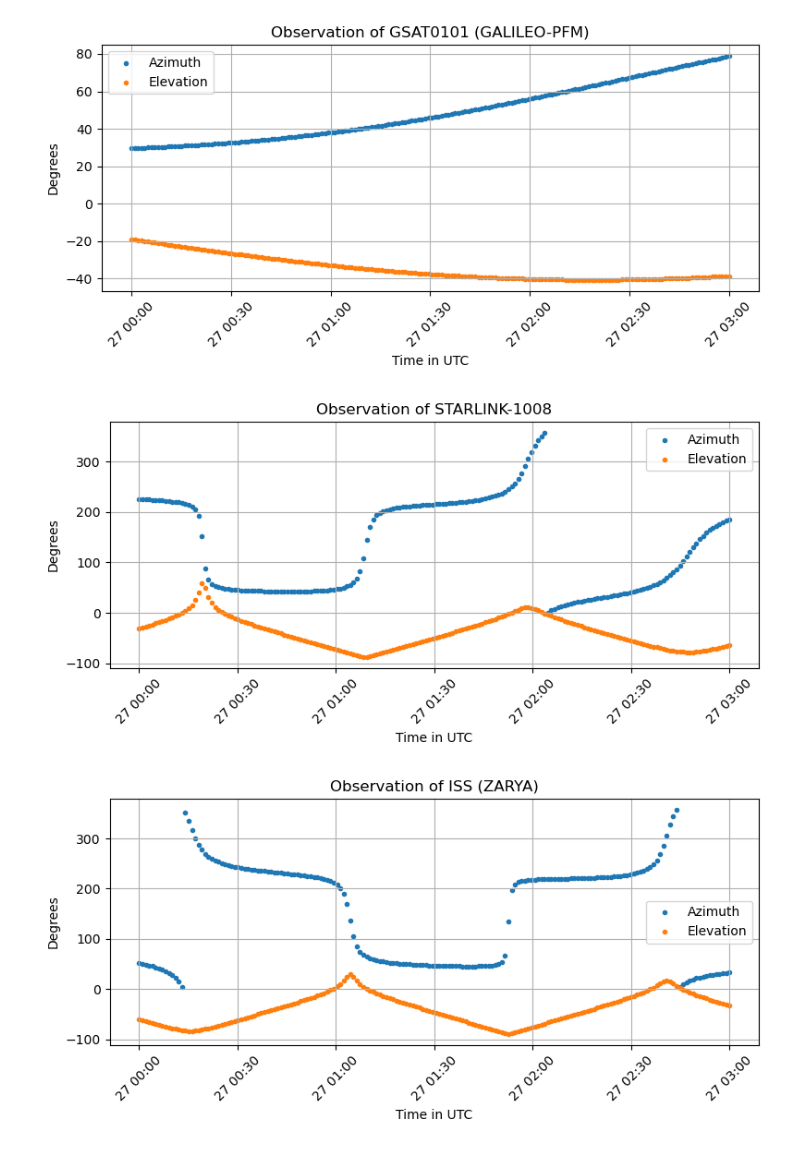
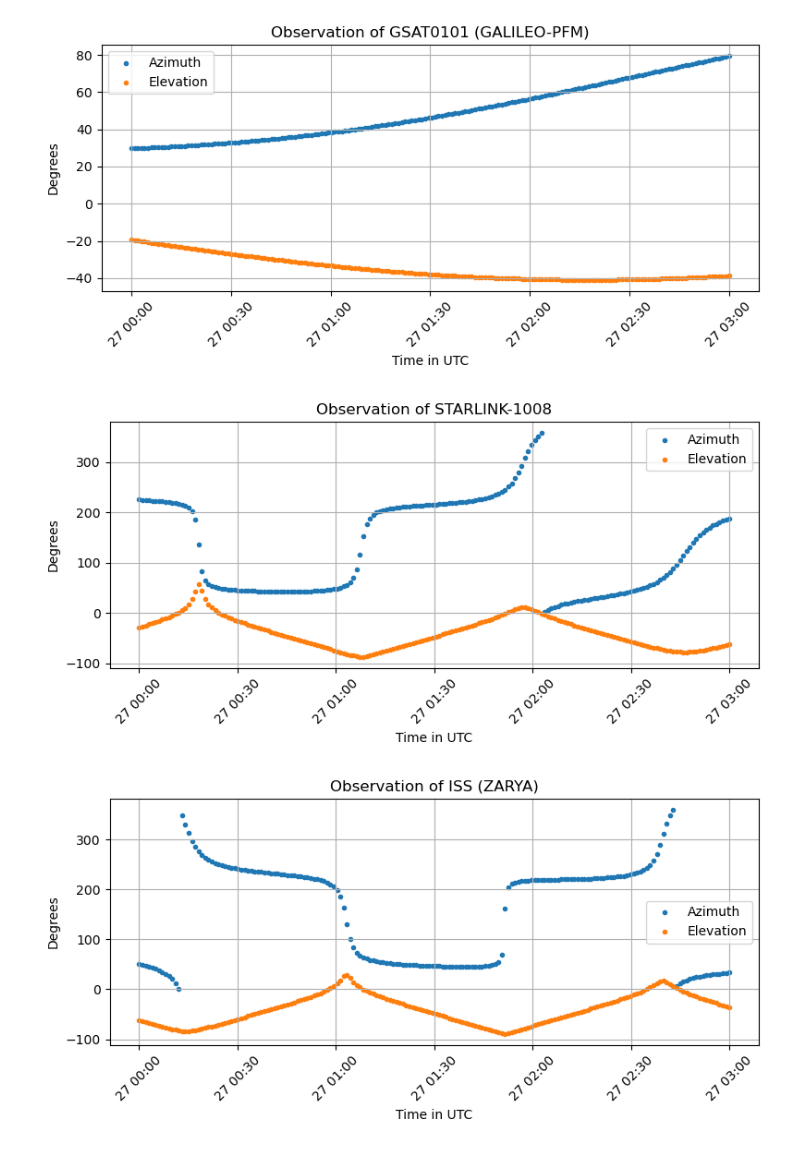
Before and after one commit to kesh31/thesis_keshav, a Jupyter notebook: earth_obs_multi_sat.ipynb, the cells around one changed output. Cells and saved outputs as stored; diff of their text form; code cells hidden in the pictures.

```diff
--- a/earth_obs_multi_sat.ipynb
+++ b/earth_obs_multi_sat.ipynb
@@ -48,7 +48,7 @@ tles = dict()
 for idx in range (0,len(targets)):
     temp_time_utc = tle_line1[idx][18:32]
     temp_time_utc_fl = float(temp_time_utc)
-    temp_time_tt = temp_time_utc_fl #- 0.00081019
+    temp_time_tt = temp_time_utc_fl - 0.00081019
     temp_time_tt_fl = f"{temp_time_tt:.8f}".rjust(14)  # pad with spaces if needed
     tle_line1[idx] = tle_line1[idx][:18] + temp_time_tt_fl + tle_line1[idx][32:68]
     checksum = compute_tle_checksum(tle_line1[idx])
@@ -162,35 +162,35 @@ for target,state in targets_states_dicts.items():
     azimuths = []
     times_filtered = []
 
     for t in sorted(angles_range.keys()):
         elevation_rad, azimuth_rad, range_m = angles_range[t]
 
         elevations.append(np.rad2deg(elevation_rad))
         azimuths.append(np.rad2deg(azimuth_rad) % 360)  # normalize to [0, 360)
         times_filtered.append(t)
 
     times_filtered_utc = []
     for time_change in times_filtered:
         time_change_jd = time_conversion.seconds_since_epoch_to_julian_day(time_change)
         time_change_utc = time_conversion.julian_day_to_calendar_date(time_change_jd)
         times_filtered_utc.append(time_change_utc)
 
     plt.figure(figsize=(8, 4))
     plt.scatter(times_filtered_utc,azimuths,marker='.',label='Azimuth')
     plt.scatter(times_filtered_utc,elevations,marker='.',label='Elevation')
     plt.title('Observation of '+target)
     plt.xlabel('Time in UTC')
     plt.ylabel('Degrees')
     plt.grid(True)
     plt.legend()
     plt.xticks(rotation=45)
     plt.tight_layout()
 
     plt.show()
 # %% [output]
 [figure]
-[figure, old version]
+[figure, new version]
-[figure, old version]
+[figure, new version]
 # %%
 iss_passes = {'2025-05-27 00:57:50': [0,213],
               "2025-05-27 01:00:07": [10,201],
```
Also changed, not shown: parts of 3 cells of this notebook, 17 other files.
